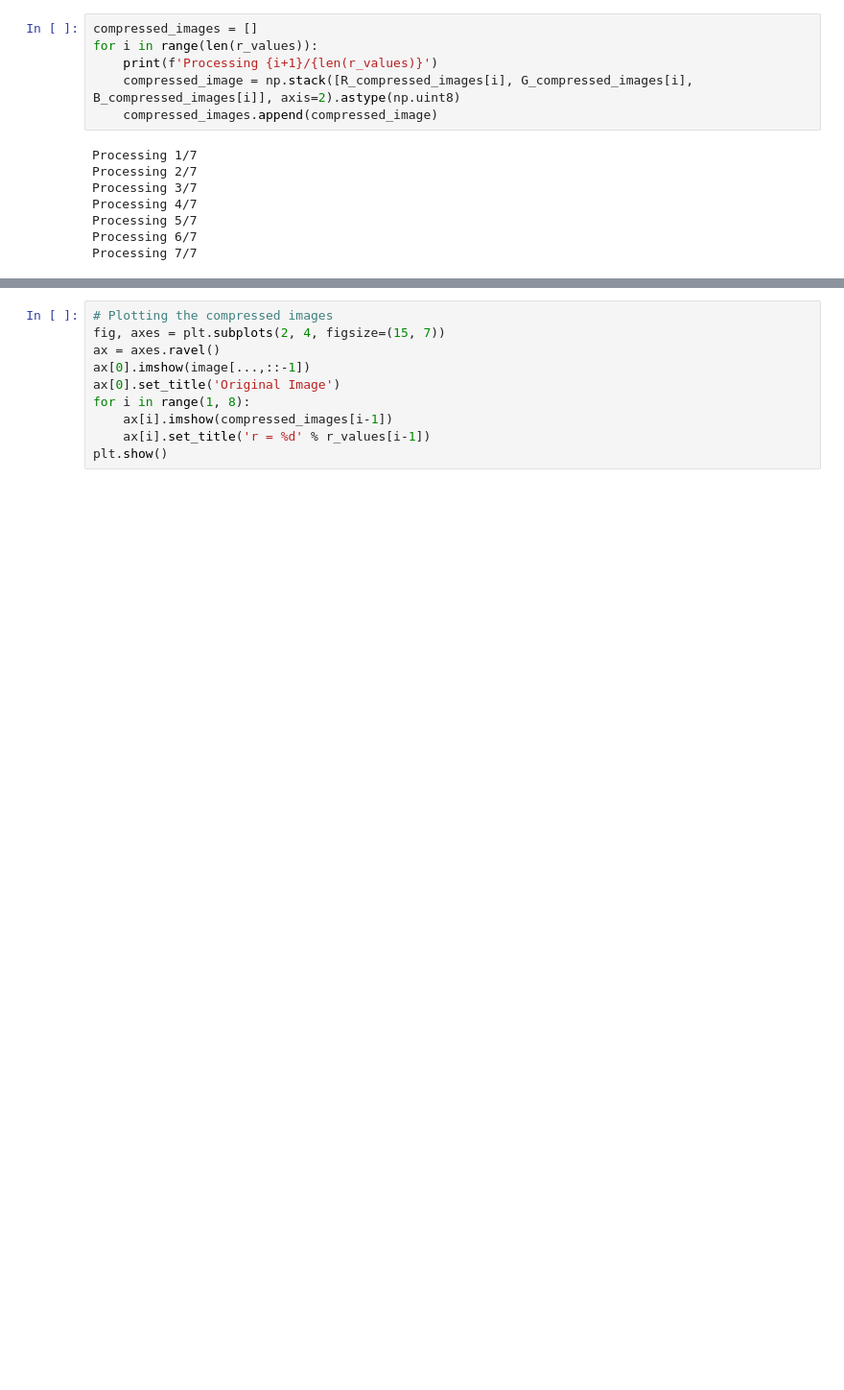
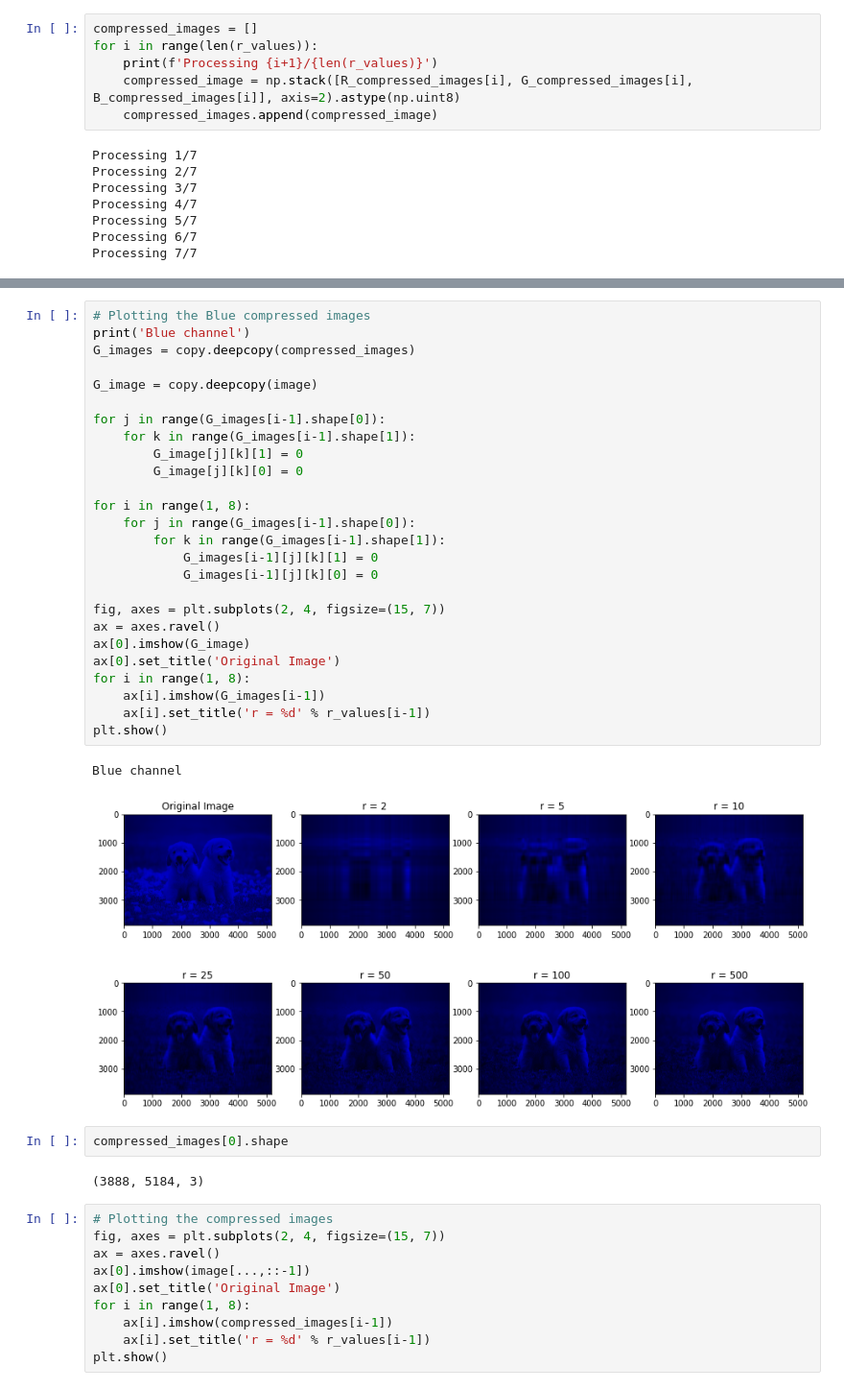
Before and after one commit to pranjalanimesh/me793-assignments, a Jupyter notebook: assignment 2/main.ipynb, the cells around one changed output, grey strips where cells are left out. Shown at 96% size. Drawn from its saved outputs; the diff is of its cells as text; blank space fills up the shorter version.

```diff
--- a/assignment 2/main.ipynb
+++ b/assignment 2/main.ipynb
@@ -198,3 +262,36 @@ Processing 7/7
+# %%
+# Plotting the Blue compressed images
+print('Blue channel')
+G_images = copy.deepcopy(compressed_images)
+
+G_image = copy.deepcopy(image)
+
+for j in range(G_images[i-1].shape[0]):
+    for k in range(G_images[i-1].shape[1]):
+        G_image[j][k][1] = 0
+        G_image[j][k][0] = 0
+
+for i in range(1, 8):
+    for j in range(G_images[i-1].shape[0]):
+        for k in range(G_images[i-1].shape[1]):
+            G_images[i-1][j][k][1] = 0
+            G_images[i-1][j][k][0] = 0
+
+fig, axes = plt.subplots(2, 4, figsize=(15, 7))
+ax = axes.ravel()
+ax[0].imshow(G_image)
+ax[0].set_title('Original Image')
+for i in range(1, 8):
+    ax[i].imshow(G_images[i-1])
+    ax[i].set_title('r = %d' % r_values[i-1])
+plt.show()
+# %% [output]
+Blue channel
+[figure, added]
+# %%
+compressed_images[0].shape
+# %% [output]
+(3888, 5184, 3)
 # %%
 # Plotting the compressed images
 fig, axes = plt.subplots(2, 4, figsize=(15, 7))
```
Also changed, not shown: parts of 4 cells of this notebook, 1 other file.
